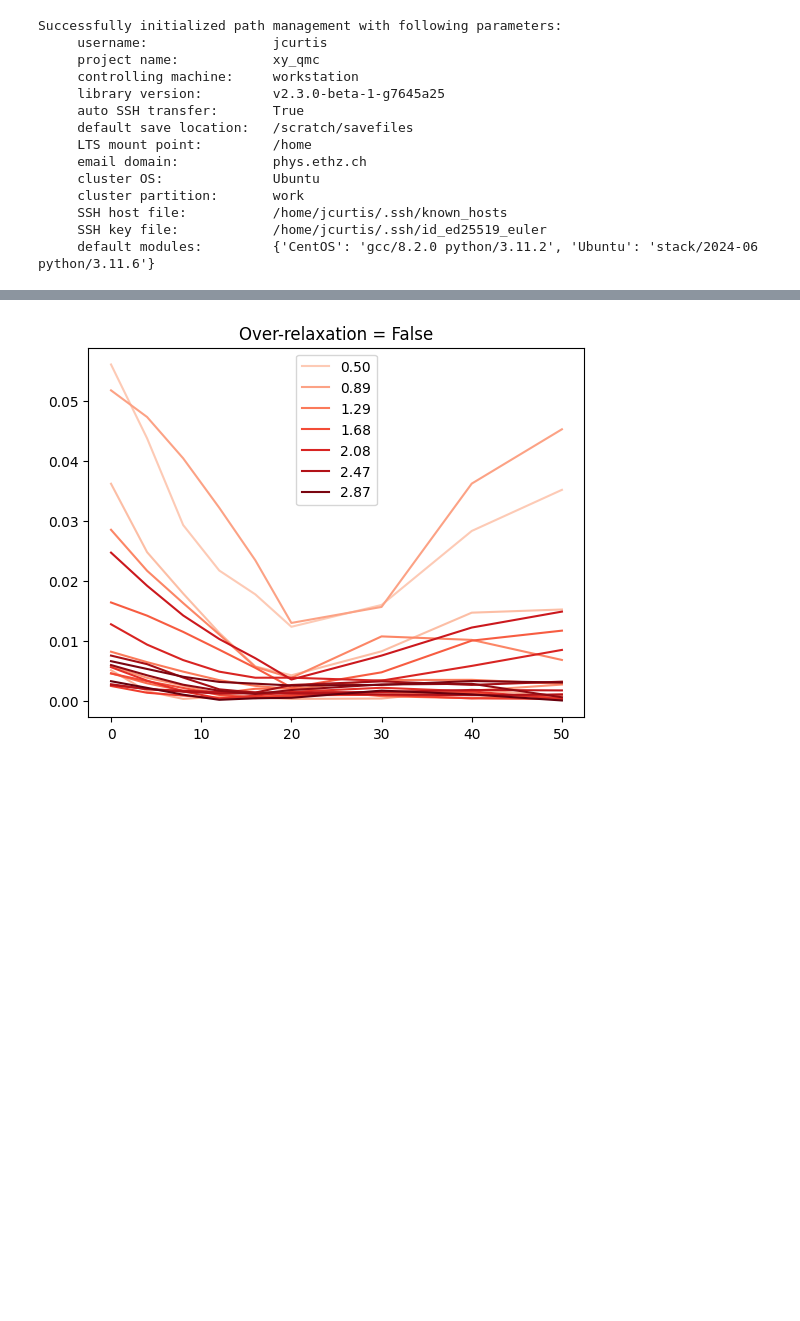
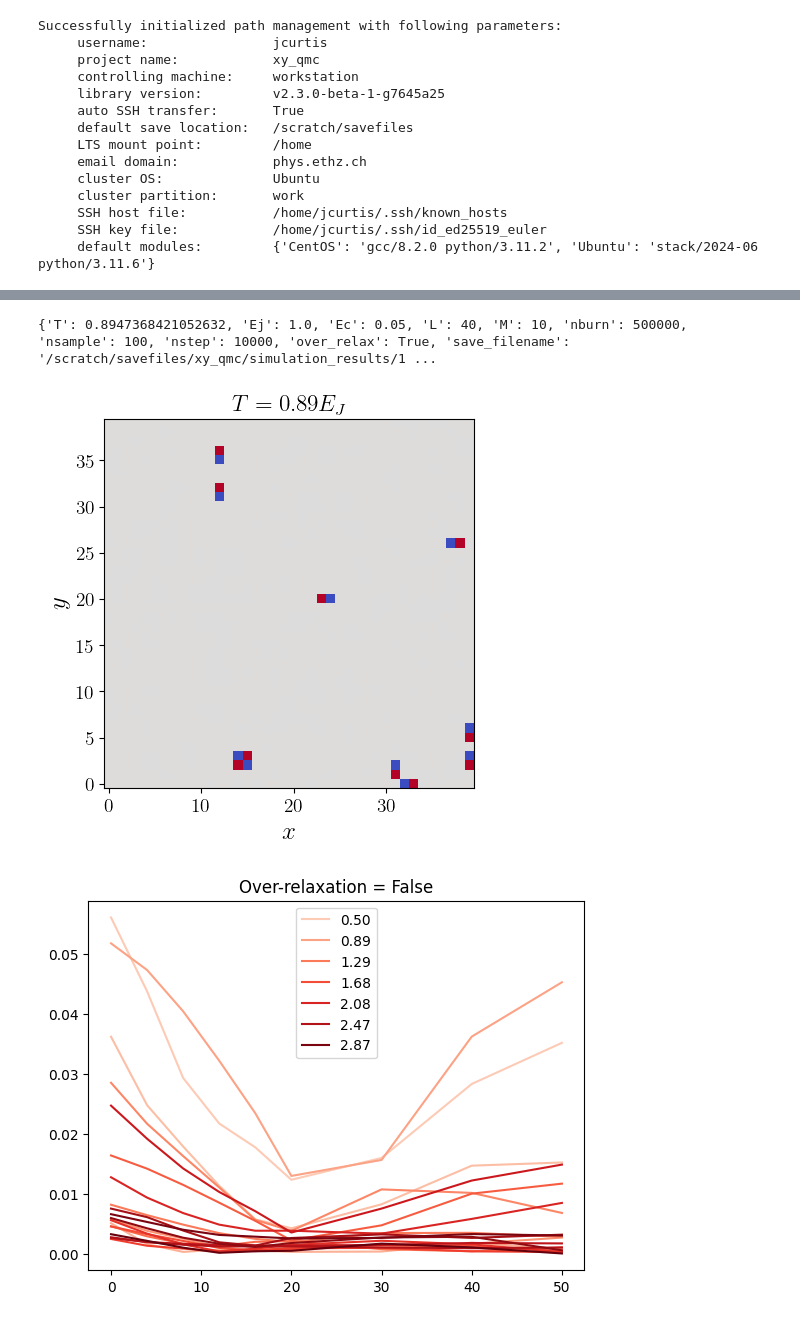
Before and after one commit to j-curtis/3d_XY_QMC-TWA, a Jupyter notebook: analysis.ipynb, the cells around one changed output, grey strips where cells are left out. Saved outputs shown, nothing was run; the diff lists cells and outputs as text; code cells hidden in the pictures; blank space fills up the shorter version.

```diff
--- a/analysis.ipynb
+++ b/analysis.ipynb
@@ -86,3 +127,18 @@ for job in range(job_no):
+# %%
+job = 3
+
+inputs, data = io.get_results(timestamp = timestamp,run_index = job)
+actions,OPs,vorts,angles = data
+print(inputs)
+plt.imshow(np.transpose(vorts[:,:,0,-31]/(2.*np.pi)),origin='lower',cmap='coolwarm',norm=mclr.Normalize(-1.,1.) )
+plt.xlabel(r'$x$')
+plt.ylabel(r'$y$')
+plt.title(r'$T=0.89 E_J$')
+#plt.savefig(figDirectory+'/vortex_example.pdf',bbox_inches='tight')
+plt.show()
+# %% [output]
+{'T': 0.8947368421052632, 'Ej': 1.0, 'Ec': 0.05, 'L': 40, 'M': 10, 'nburn': 500000, 'nsample': 100, 'nstep': 10000, 'over_relax': True, 'save_filename': '/scratch/savefiles/xy_qmc/simulation_results/1 ...
+[figure, added]
 # %%
 def autocorrelator(OPsamples,shift):
     ### we compute the autocorrelation function of the OP samples to see how well the overrelaxation works
```
Also changed, not shown: parts of 6 cells of this notebook, 1 other file.
